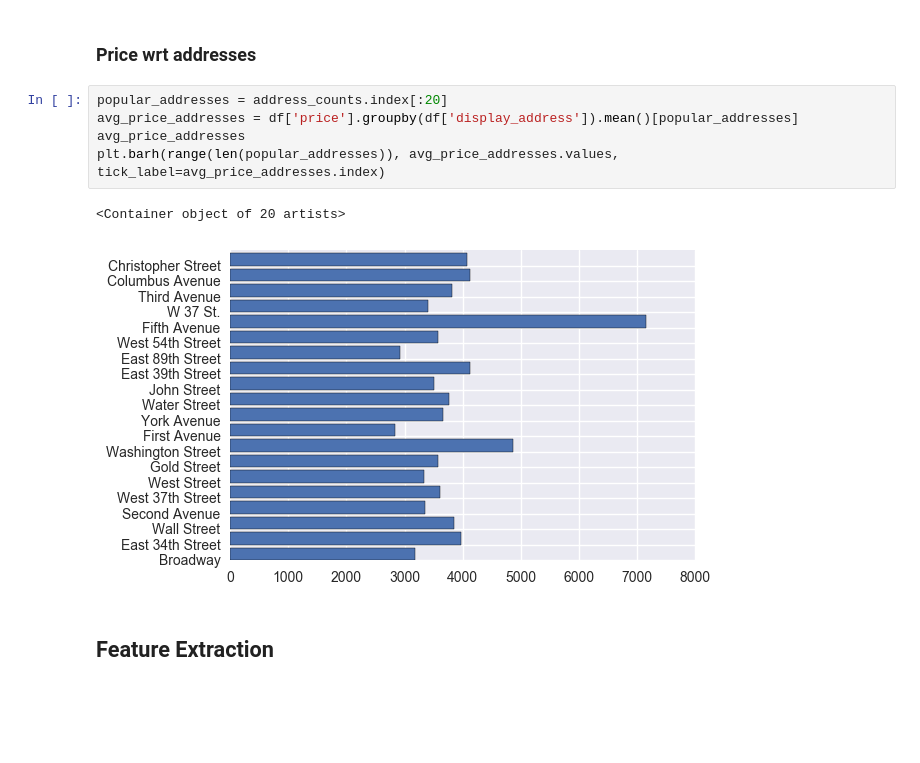
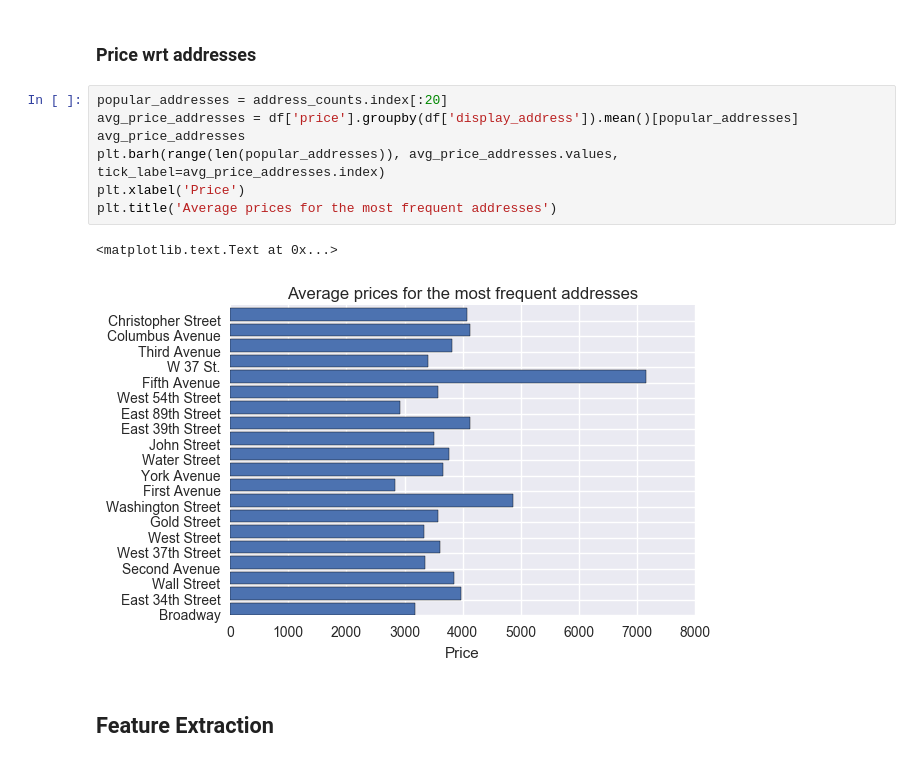
Before and after one commit to Charlespartina/DS1001-Project, a Jupyter notebook: notebook/Final Project.ipynb, the cells around one changed output. Cells and saved outputs as stored; diff of their text form; blank space fills up the shorter version.

```diff
--- a/notebook/Final Project.ipynb
+++ b/notebook/Final Project.ipynb
@@ -185,11 +185,13 @@ plt.show()
 # %%
 popular_addresses = address_counts.index[:20]
 avg_price_addresses = df['price'].groupby(df['display_address']).mean()[popular_addresses]
 avg_price_addresses
 plt.barh(range(len(popular_addresses)), avg_price_addresses.values, tick_label=avg_price_addresses.index)
+plt.xlabel('Price')
+plt.title('Average prices for the most frequent addresses')
 # %% [output]
-<Container object of 20 artists>
+<matplotlib.text.Text at 0x...>
-[figure, old version]
+[figure, new version]
 # %% [markdown]
 ## Feature Extraction
 # %% [markdown]
```
